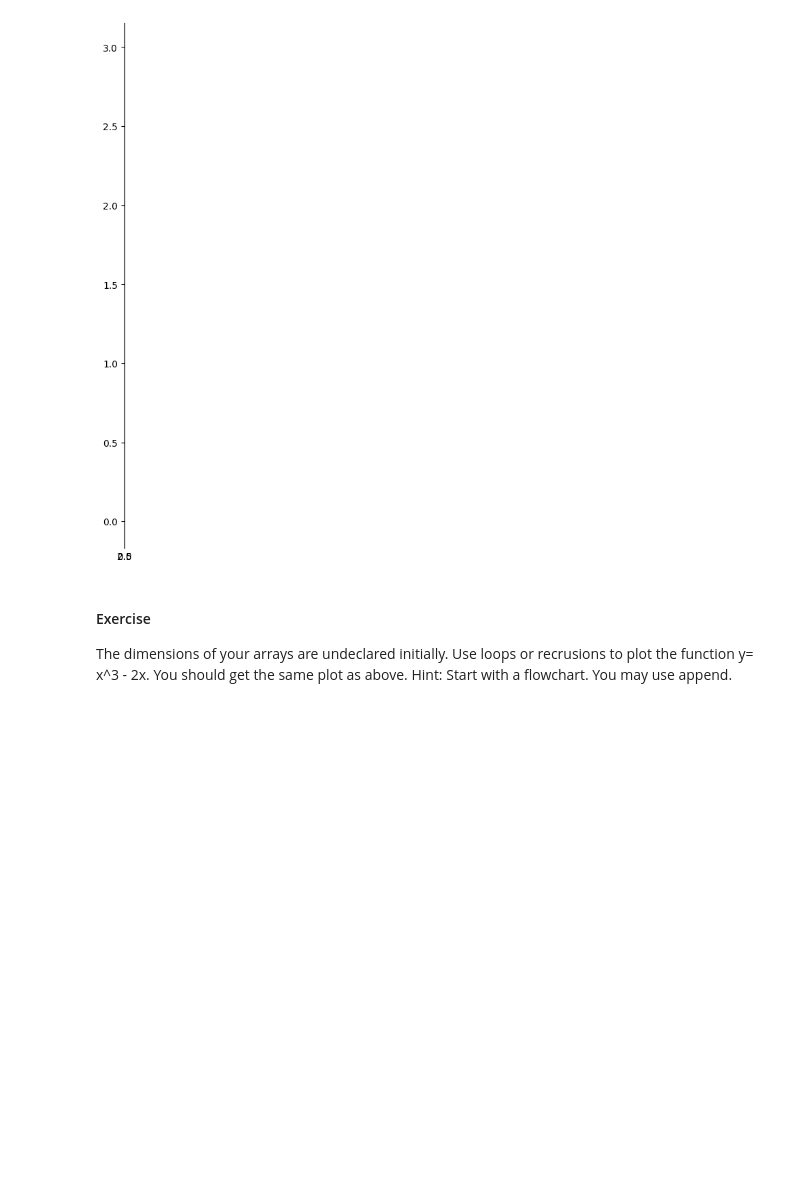
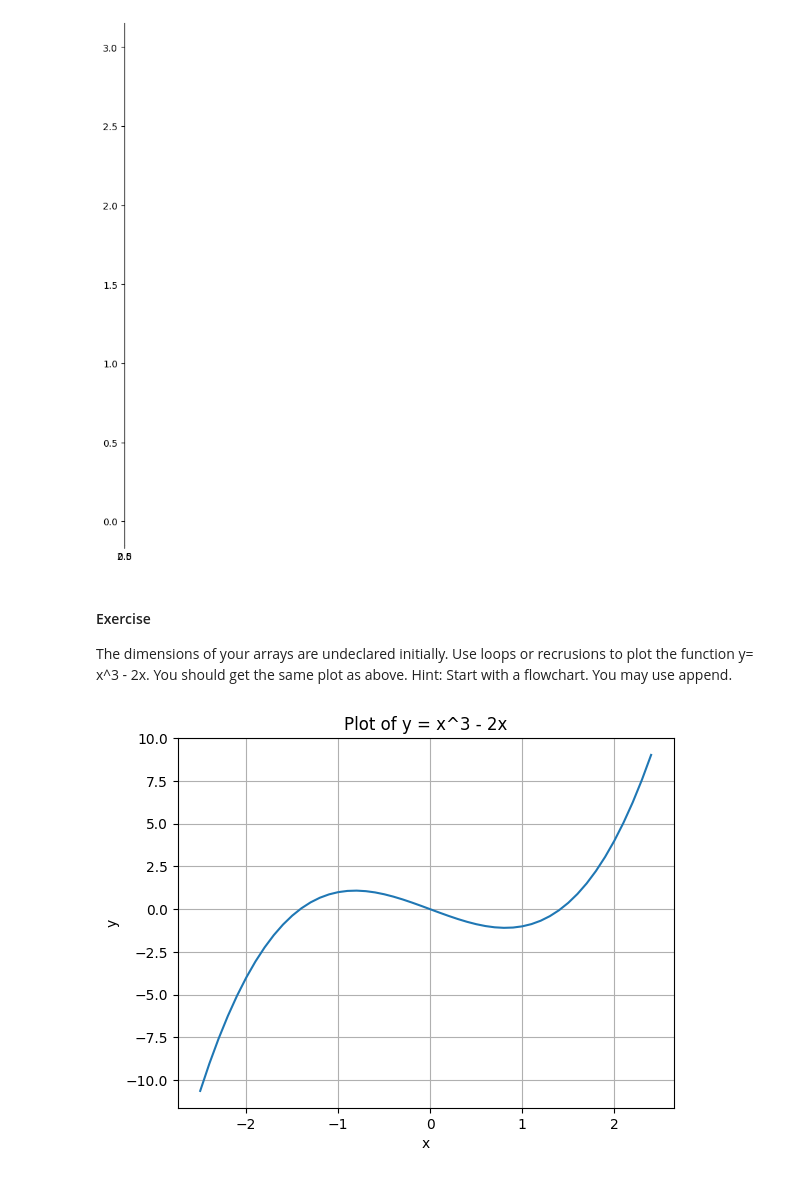
Before and after one commit to sshashkina/Engineering-Methods, a Jupyter notebook: Leacture 7_NumPy_Exercise.ipynb, the cells around one changed output. Cells and saved outputs as stored; diff of their text form; code cells hidden in the pictures; blank space fills up the shorter version.

```diff
--- a/Leacture 7_NumPy_Exercise.ipynb
+++ b/Leacture 7_NumPy_Exercise.ipynb
@@ -322,3 +369,36 @@ The dimensions of your arrays are undeclared initially. Use loops or recrusions
 Hint: Start with a flowchart. You may use append.
 # %%
 # Your code here
+import numpy as np
+import matplotlib.pyplot as plt
+
+# 1. Initialize empty lists for x and y values
+x_values = []
+y_values = []
+
+# 2. Define the range and step size for x
+x = -2.5
+x_end = 2.5
+step = 0.1
+
+# 3. Use a loop to populate the lists
+while x <= x_end:
+    # 4. Calculate y
+    y = x**3 - 2*x
+
+    # 5. Append current x and y to their respective lists
+    x_values.append(x)
+    y_values.append(y)
+
+    # 6. Increment x
+    x += step
+
+# 7. Plot the x and y lists
+plt.plot(x_values, y_values)
+plt.title('Plot of y = x^3 - 2x')
+plt.xlabel('x')
+plt.ylabel('y')
+plt.grid(True)
+plt.show()
+# %% [output]
+[figure, added]
```
Also changed, not shown: parts of 12 cells of this notebook.
